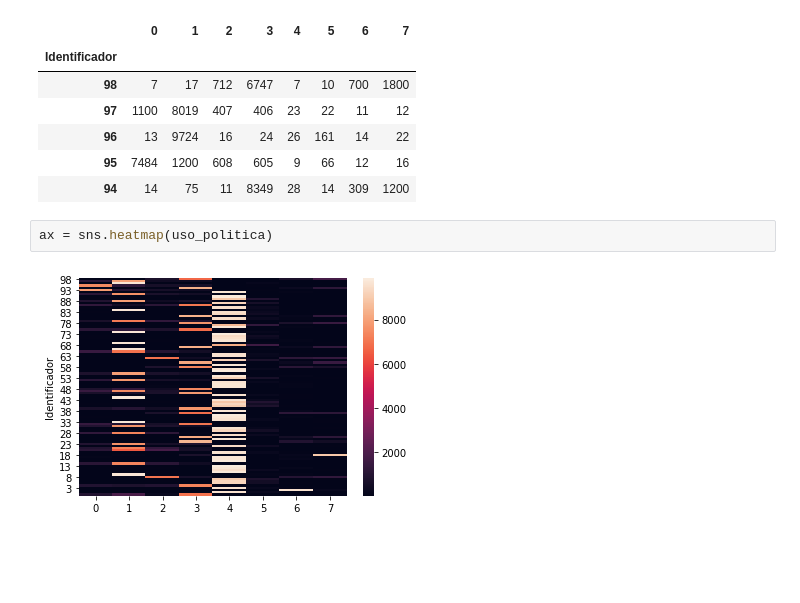
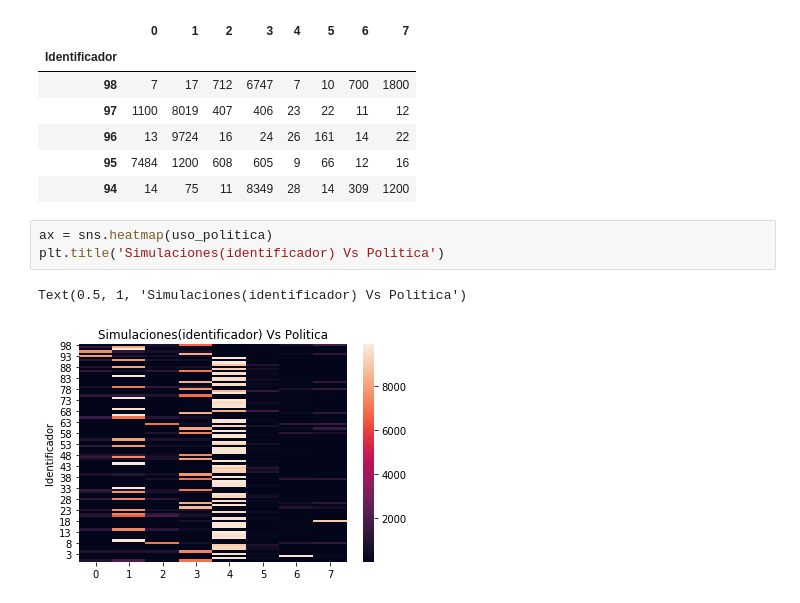
Before and after one commit to Slendercoder/SemilleroMSFS, a Jupyter notebook: Codigos/ElFarol.ipynb, the cells around one changed output. Saved outputs shown, nothing was run; the diff lists cells and outputs as text; blank space fills up the shorter version.

```diff
--- a/Codigos/ElFarol.ipynb
+++ b/Codigos/ElFarol.ipynb
@@ -445,5 +445,7 @@ uso_politica.head()
 | 94 | 14 | 75 | 11 | 8349 | 28 | 14 | 309 | 1200 |
 # %%
 ax = sns.heatmap(uso_politica)
+plt.title('Simulaciones(identificador) Vs Politica')
 # %% [output]
+Text(0.5, 1, 'Simulaciones(identificador) Vs Politica')
-[figure, old version]
+[figure, new version]
```
